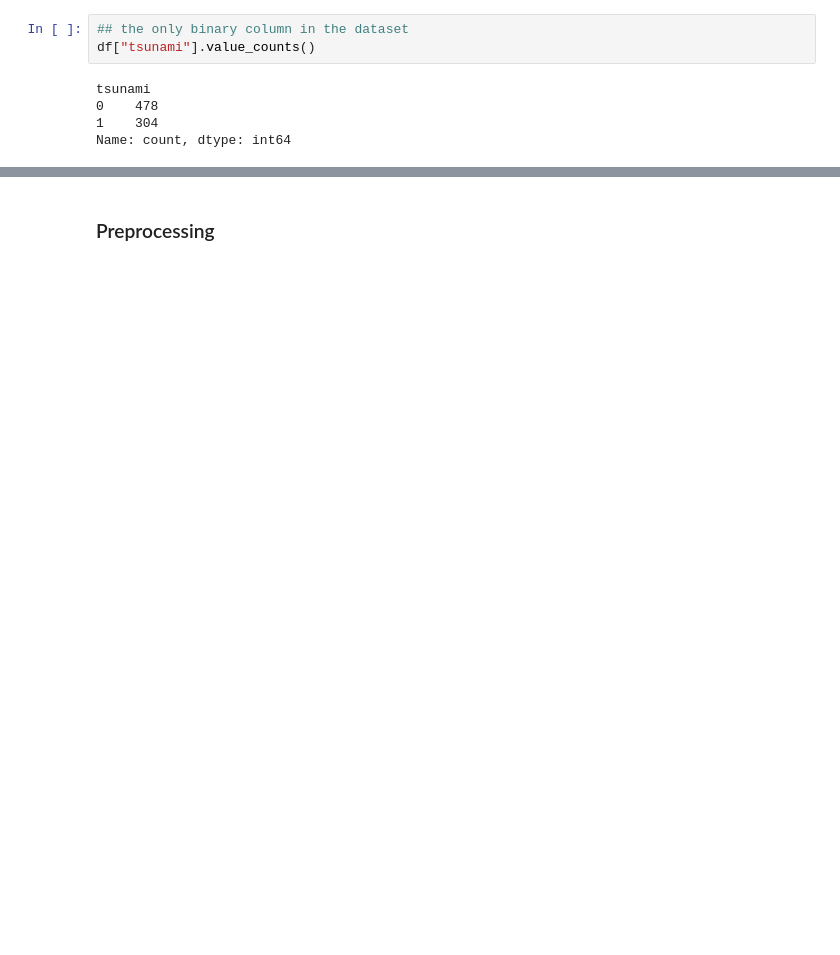
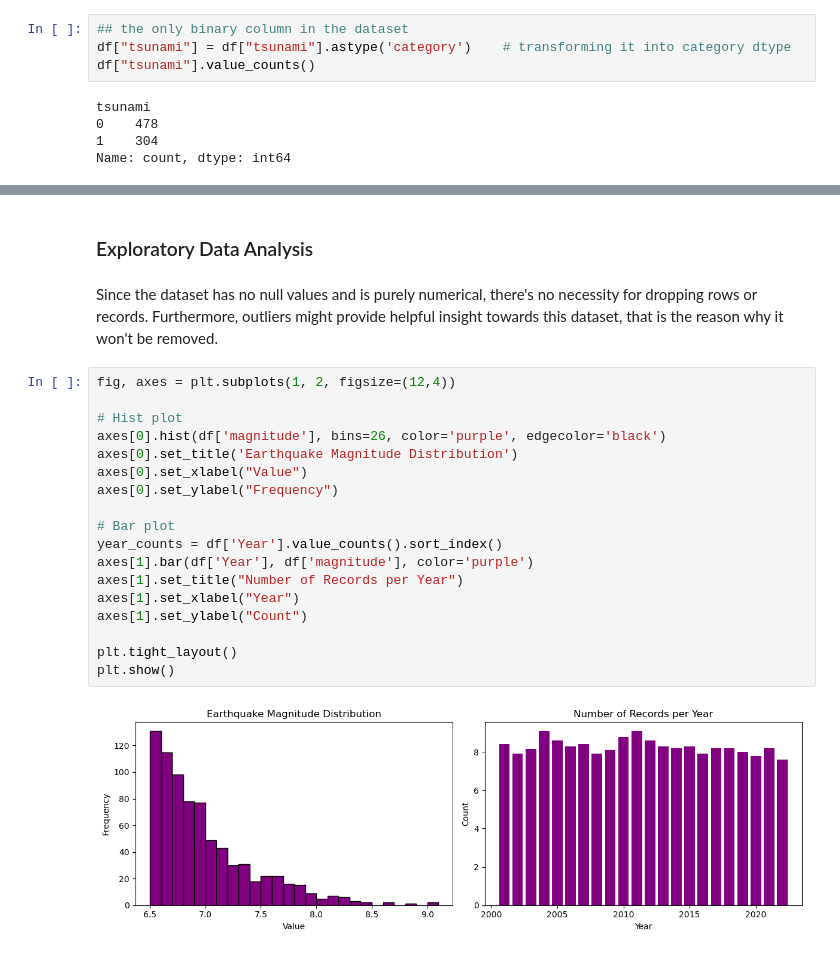
Before and after one commit to its-very-berry-dark/mini-data-science-labs, a Jupyter notebook: 00_EDA_on_datasets/A_earthquake_tsunami_risk_assessment/project_draft.ipynb, the cells around one changed output, grey strips where cells are left out. Cells and saved outputs as stored; diff of their text form; blank space fills up the shorter version.

Commit message:
Added EDA segment
Histogram and Barplot of one column, 'magnitude' added

```diff
--- a/00_EDA_on_datasets/A_earthquake_tsunami_risk_assessment/project_draft.ipynb
+++ b/00_EDA_on_datasets/A_earthquake_tsunami_risk_assessment/project_draft.ipynb
@@ -108,6 +120,7 @@ summary
 | tsunami | 0 | 0 | int64 |
 # %%
 ## the only binary column in the dataset
+df["tsunami"] = df["tsunami"].astype('category')    # transforming it into category dtype
 df["tsunami"].value_counts()
 # %% [output]
 tsunami
@@ -119,2 +153,24 @@ Name: count, dtype: int64
 # %% [markdown]
-### Preprocessing
+### Exploratory Data Analysis
+# %% [markdown]
+Since the dataset has no null values and is purely numerical, there's no necessity for dropping rows or records. Furthermore, outliers might provide helpful insight towards this dataset, that is the reason why it won't be removed.
+# %%
+fig, axes = plt.subplots(1, 2, figsize=(12,4))
+
+# Hist plot
+axes[0].hist(df['magnitude'], bins=26, color='purple', edgecolor='black')
+axes[0].set_title('Earthquake Magnitude Distribution')
+axes[0].set_xlabel("Value")
+axes[0].set_ylabel("Frequency")
+
+# Bar plot
+year_counts = df['Year'].value_counts().sort_index()
+axes[1].bar(df['Year'], df['magnitude'], color='purple')
+axes[1].set_title("Number of Records per Year")
+axes[1].set_xlabel("Year")
+axes[1].set_ylabel("Count")
+
+plt.tight_layout()
+plt.show()
+# %% [output]
+[figure, added]
```
Also changed, not shown: parts of 4 cells of this notebook.
